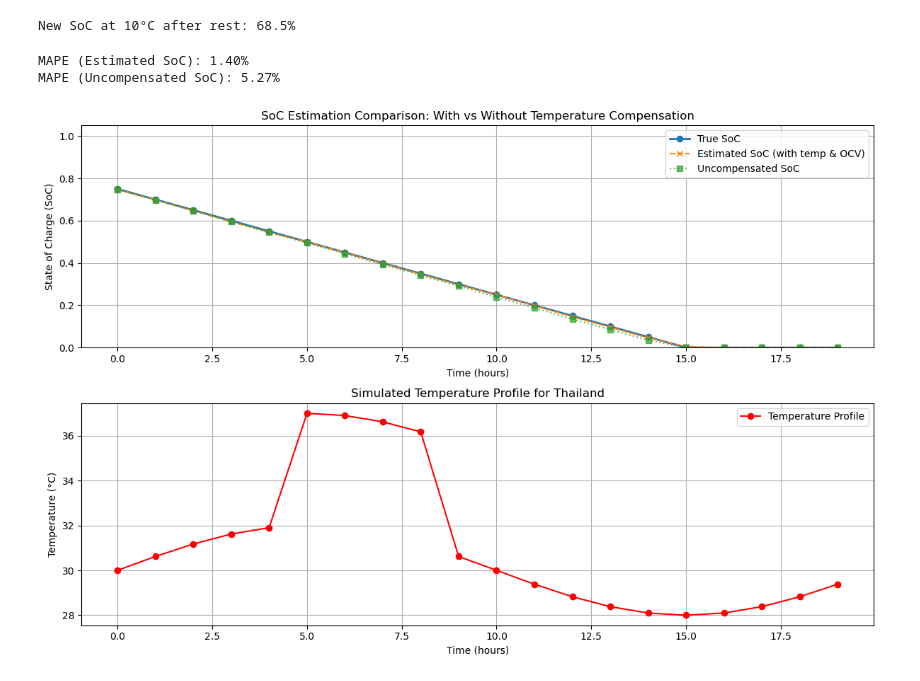
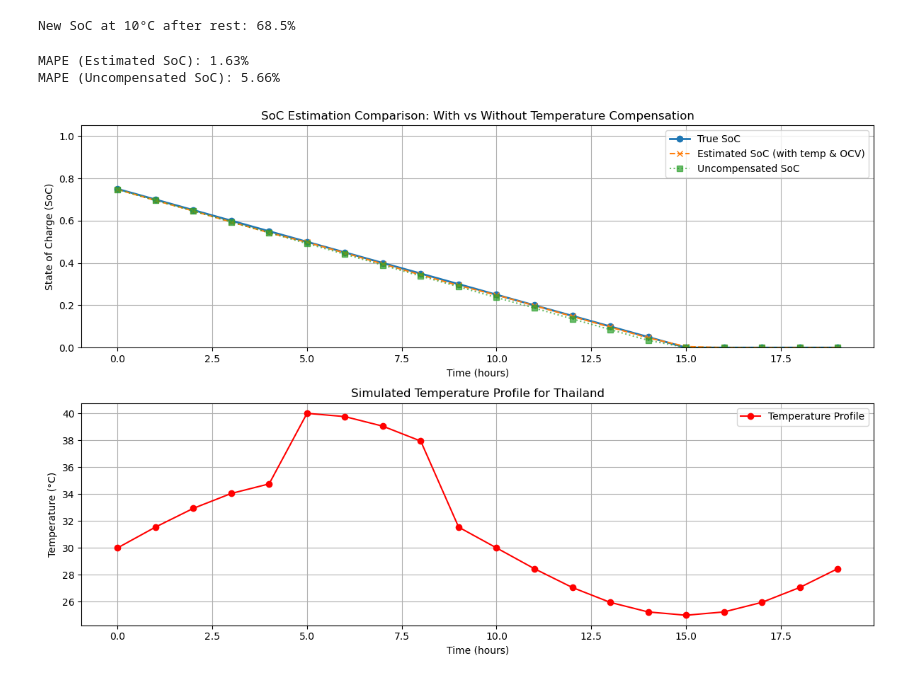
Before and after one commit to DrHammerhead/SoC-estimation, a Jupyter notebook: SoC_Ah_Temp_30april25.ipynb, the cells around one changed output. Cells and saved outputs as stored; diff of their text form; code cells hidden in the pictures.

```diff
--- a/SoC_Ah_Temp_30april25.ipynb
+++ b/SoC_Ah_Temp_30april25.ipynb
@@ -239,7 +239,7 @@ def temperature_profile_function(t):
     Example: Baseline at 30°C, small fluctuations (±2°C), and occasional peaks to 35°C.
     """
     baseline = 30  # Typical ambient temperature in Thailand
-    fluctuation = 2 * np.sin(2 * np.pi * t / steps)  # Small sinusoidal fluctuations
+    fluctuation = 5 * np.sin(2 * np.pi * t / steps)  # Small sinusoidal fluctuations
     peak = 5 if t in [5, 6, 7, 8] else 0  # Occasional peak to 35°C during midday
     return baseline + fluctuation + peak
 
@@ -292,33 +292,33 @@ mape_uncomp = calculate_mape(true_soc_list, uncomp_soc_list)
 
 print(f"MAPE (Estimated SoC): {mape_est:.2f}%")
 print(f"MAPE (Uncompensated SoC): {mape_uncomp:.2f}%")
 
 # Plotting
 plt.figure(figsize=(12, 8))
 
 # Plot SoC comparison
 plt.subplot(2, 1, 1)
 plt.plot(time_list, true_soc_list, label="True SoC", marker='o', linewidth=2)
 plt.plot(time_list, est_soc_list, label="Estimated SoC (with temp & OCV)", marker='x', linestyle='--')
 plt.plot(time_list, uncomp_soc_list, label="Uncompensated SoC", marker='s', linestyle=':', alpha=0.7)
 plt.xlabel("Time (hours)")
 plt.ylabel("State of Charge (SoC)")
 plt.title("SoC Estimation Comparison: With vs Without Temperature Compensation")
 plt.legend()
 plt.grid(True)
 plt.ylim(0, 1.05)
 
 # Plot temperature profile
 plt.subplot(2, 1, 2)
 plt.plot(time_list, temperature_profile, label="Temperature Profile", marker='o', color='red')
 plt.xlabel("Time (hours)")
 plt.ylabel("Temperature (°C)")
 plt.title("Simulated Temperature Profile for Thailand")
 plt.legend()
 plt.grid(True)
 plt.tight_layout()
 plt.show()
 # %% [output]
-MAPE (Estimated SoC): 1.40%
-MAPE (Uncompensated SoC): 5.27%
+MAPE (Estimated SoC): 1.63%
+MAPE (Uncompensated SoC): 5.66%
-[figure, old version]
+[figure, new version]
```
